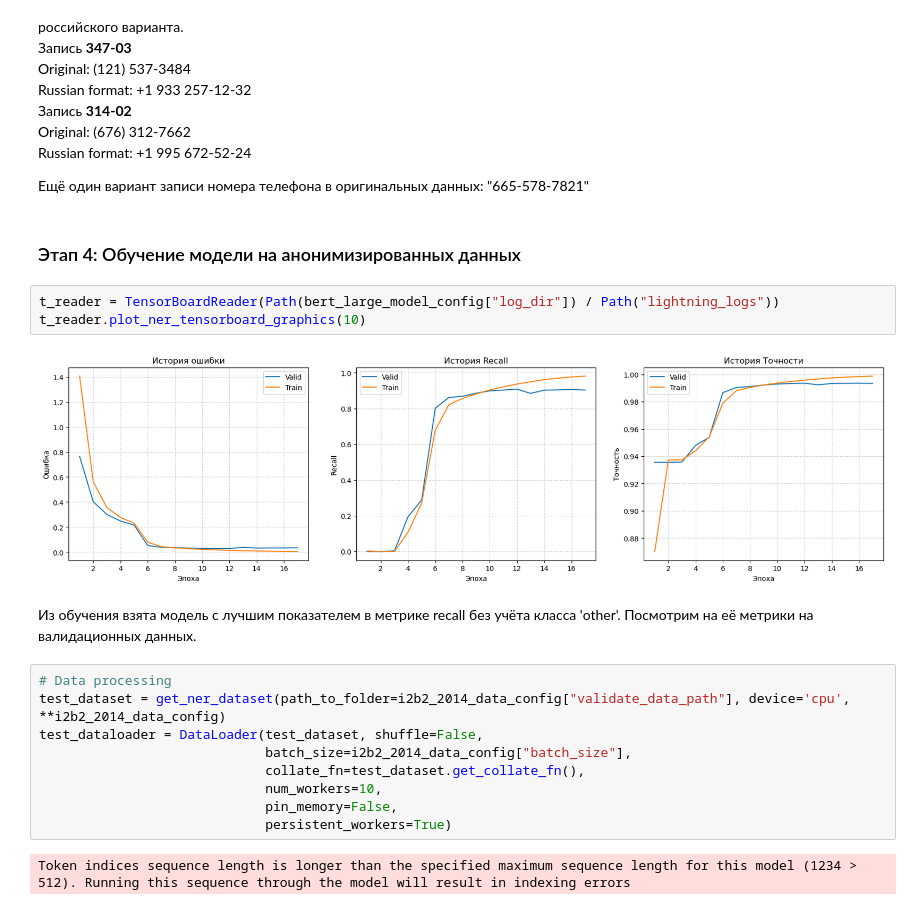
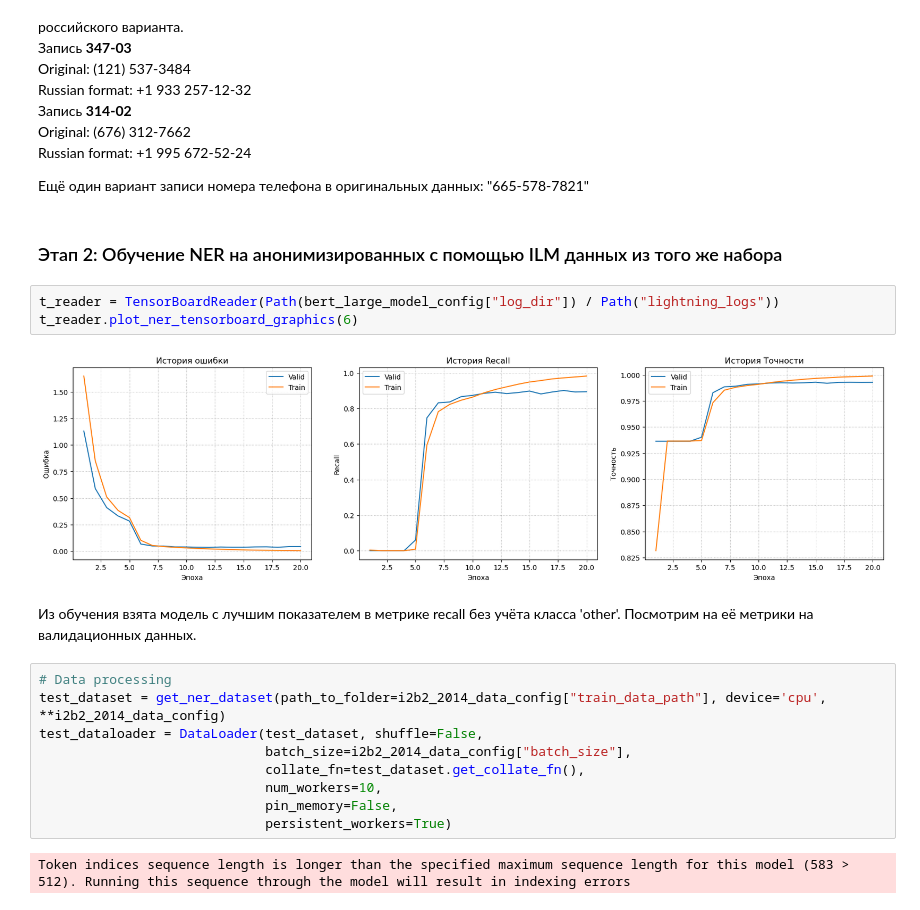
Before and after one commit to DmitryInd/UnstructuredTextAnonymization, a Jupyter notebook: inference_deid_gpt2.ipynb, the cells around one changed output. Cells and saved outputs as stored; diff of their text form.

```diff
--- a/inference_deid_gpt2.ipynb
+++ b/inference_deid_gpt2.ipynb
@@ -193,17 +218,17 @@ Russian format: +1 995 672-52-24
 
 Ещё один вариант записи номера телефона в оригинальных данных: "665-578-7821"
 # %% [markdown]
-### Этап 4: Обучение модели на анонимизированных данных
+### Этап 2: Обучение NER на анонимизированных с помощью ILM данных из того же набора
 # %%
 t_reader = TensorBoardReader(Path(bert_large_model_config["log_dir"]) / Path("lightning_logs"))
-t_reader.plot_ner_tensorboard_graphics(10)
+t_reader.plot_ner_tensorboard_graphics(6)
 # %% [output]
-[figure, old version]
+[figure, new version]
 # %% [markdown]
 Из обучения взята модель с лучшим показателем в метрике recall без учёта класса 'other'. Посмотрим на её метрики на валидационных данных.
 # %%
 # Data processing
-test_dataset = get_ner_dataset(path_to_folder=i2b2_2014_data_config["validate_data_path"], device='cpu', **i2b2_2014_data_config)
+test_dataset = get_ner_dataset(path_to_folder=i2b2_2014_data_config["train_data_path"], device='cpu', **i2b2_2014_data_config)
 test_dataloader = DataLoader(test_dataset, shuffle=False,
                              batch_size=i2b2_2014_data_config["batch_size"],
                              collate_fn=test_dataset.get_collate_fn(),
@@ -211,6 +236,6 @@ test_dataloader = DataLoader(test_dataset, shuffle=False,
                              pin_memory=False,
                              persistent_workers=True)
 # %% [output]
-Token indices sequence length is longer than the specified maximum sequence length for this model (1234 > 512). Running this sequence through the model will result in indexing errors
+Token indices sequence length is longer than the specified maximum sequence length for this model (583 > 512). Running this sequence through the model will result in indexing errors
 # %%
 # Model initialisation
```
Also changed, not shown: parts of 24 cells of this notebook, 13 other files.
